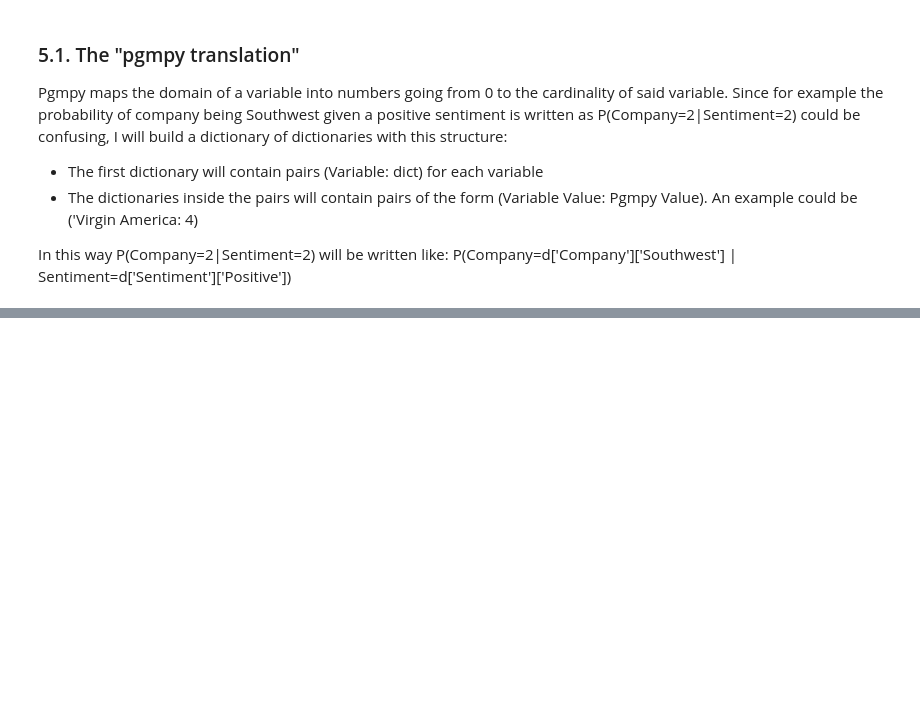
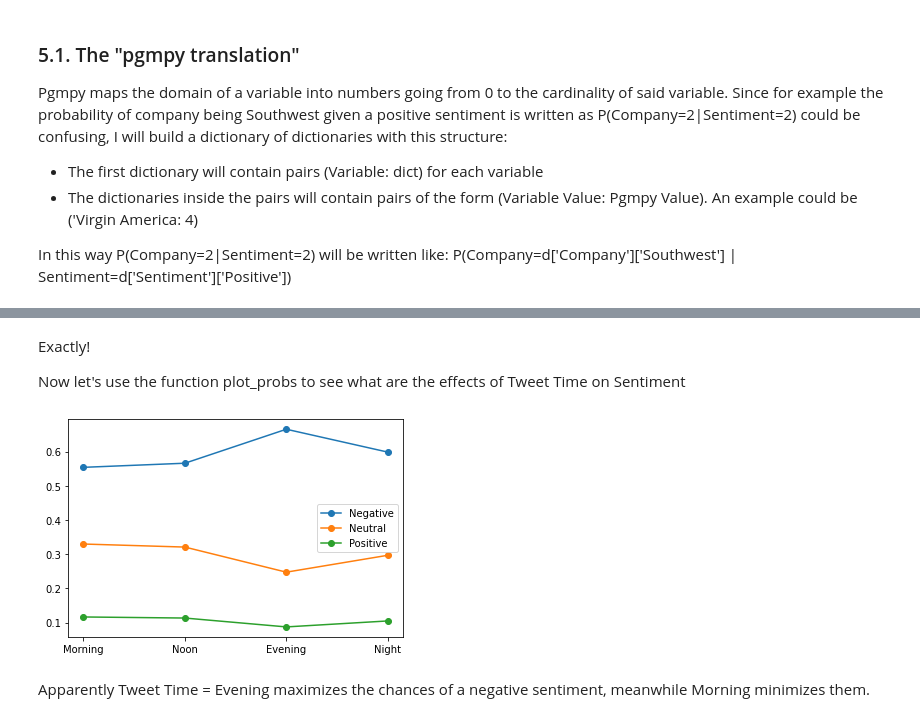
Before and after one commit to Kamugg/Project-FAIKR, a Jupyter notebook: ProjectFAIKR.ipynb, the cells around one changed output, grey strips where cells are left out. Saved outputs shown, nothing was run; the diff lists cells and outputs as text; code cells hidden in the pictures; blank space fills up the shorter version.

```diff
--- a/ProjectFAIKR.ipynb
+++ b/ProjectFAIKR.ipynb
@@ -1111,0 +1303,8 @@ t_d = {
+# %%
+evidence = {
+    'Flight': t_d['Flight']['True'],
+    'Thank': t_d['Thank']['False'],
+    'Cancelled': t_d['Cancelled']['False']
+}
+q8 = airline_inf.query(['Sentiment'], evidence)
+print(q8)
@@ -1111,0 +1323,4 @@ t_d = {
+# %%
+evidence['Problems'] = t_d['Problems']['None']
+q9 = airline_inf.query(['Sentiment'], evidence)
+print(q9)
@@ -1111,0 +1341,4 @@ t_d = {
+# %%
+evidence['Tweet Length'] = t_d['Tweet Length']['Long']
+q10 = airline_inf.query(['Sentiment'], evidence)
+print(q10)
@@ -1111,0 +1359,4 @@ t_d = {
+# %%
+evidence['Retweets'] = t_d['Retweets']['True']
+q11 = airline_inf.query(['Sentiment'], evidence)
+print(q11)
@@ -1111,0 +1373,10 @@ t_d = {
+# %% [markdown]
+Exactly!
+
+Now let's use the function plot_probs to see what are the effects of Tweet Time on Sentiment
+# %%
+plot_probs('Sentiment', 'Tweet Time', evidence)
+# %% [output]
+[figure, added]
+# %% [markdown]
+Apparently Tweet Time = Evening maximizes the chances of a negative sentiment, meanwhile Morning minimizes them.
```
Also changed, not shown: parts of 45 cells of this notebook.
